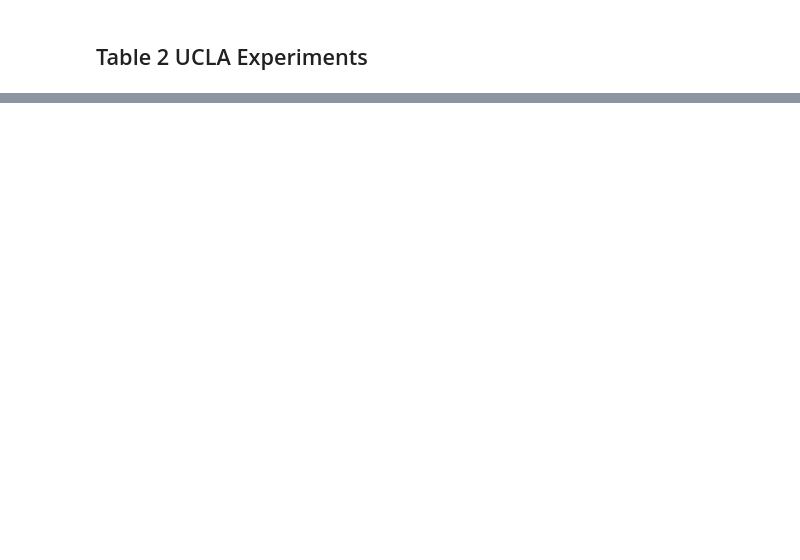
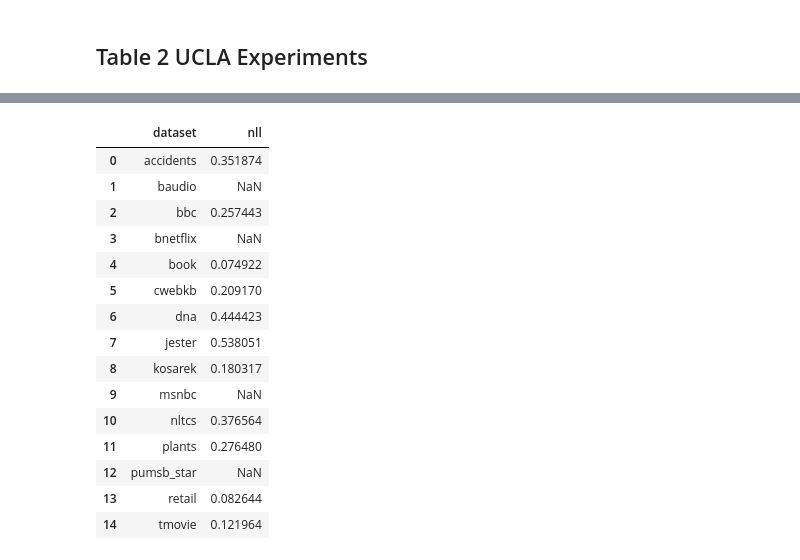
Before and after one commit to marawangamal/ptn, a Jupyter notebook: scripts/results.ipynb, the cells around one changed output, grey strips where cells are left out. Cells and saved outputs as stored; diff of their text form; code cells hidden in the pictures; blank space fills up the shorter version.

```diff
--- a/scripts/results.ipynb
+++ b/scripts/results.ipynb
@@ -265,6 +284,7 @@ sns.catplot(
 import wandb
 import numpy as np
 import pandas as pd
+from tqdm import tqdm
 
 def load_wandb_runs(
     project: str,
@@ -290,7 +310,7 @@ def load_wandb_runs(
     runs = api.runs(project if entity is None else f"{entity}/{project}")
 
     rows = []
-    for run in runs:
+    for run in tqdm(runs):
         row = {"run_id": run.id, "name": run.name, "state": run.state}
 
         # pull configs
@@ -298,14 +318,16 @@ def load_wandb_runs(
             for attr in config_attrs:
                 row[attr] = run.config.get(attr, None)
 
-        # pull logs
+        # pull logs - get full history first, then filter
         if log_specs:
-            history = run.history(keys=[spec["name"] for spec in log_specs])
+            # Get full history instead of filtering by keys
+            history = run.history()
+
             for spec in log_specs:
                 key = spec["name"]
                 reduce = spec.get("reduce", "last")
 
-                if key not in history:
+                if key not in history.columns:
                     row[f"{key}_{reduce}"] = None
                     continue
 
@@ -332 +354,3 @@ df = load_wandb_runs('ptn-dmrg', log_specs=[{'name': 'eval/loss', 'reduce': 'min
+# %%
+df_ptn = load_wandb_runs('ptn-ucla', log_specs=[{'name': 'val/loss', 'reduce': 'min'}], config_attrs=['dataset', 'model'])
 # %%
@@ -358,0 +390,26 @@ dfc.sort_values("horizon_min")
+# %%
+# UCLA x PTN
+import pandas as pd
+df_ptn_proc = df_ptn.copy()
+df_ptn_proc = df_ptn_proc[df_ptn_proc['state'] == 'finished']
+df_ptn_proc['nll'] = df_ptn_proc['val/loss_min'].astype(float)
+df_ptn_proc = df_ptn_proc[['dataset', 'model', 'nll']]
+df_ptn_proc = df_ptn_proc.groupby(['dataset']).agg({'nll': 'min'}).reset_index()
+df_ptn_proc
+# %% [output]
+|  | dataset | nll |
+| 0 | accidents | 0.351874 |
+| 1 | baudio | NaN |
+| 2 | bbc | 0.257443 |
+| 3 | bnetflix | NaN |
+| 4 | book | 0.074922 |
+| 5 | cwebkb | 0.209170 |
+| 6 | dna | 0.444423 |
+| 7 | jester | 0.538051 |
+| 8 | kosarek | 0.180317 |
+| 9 | msnbc | NaN |
+| 10 | nltcs | 0.376564 |
+| 11 | plants | 0.276480 |
+| 12 | pumsb_star | NaN |
+| 13 | retail | 0.082644 |
+| 14 | tmovie | 0.121964 |
```
Also changed, not shown: parts of 8 cells of this notebook, 10 other files.
